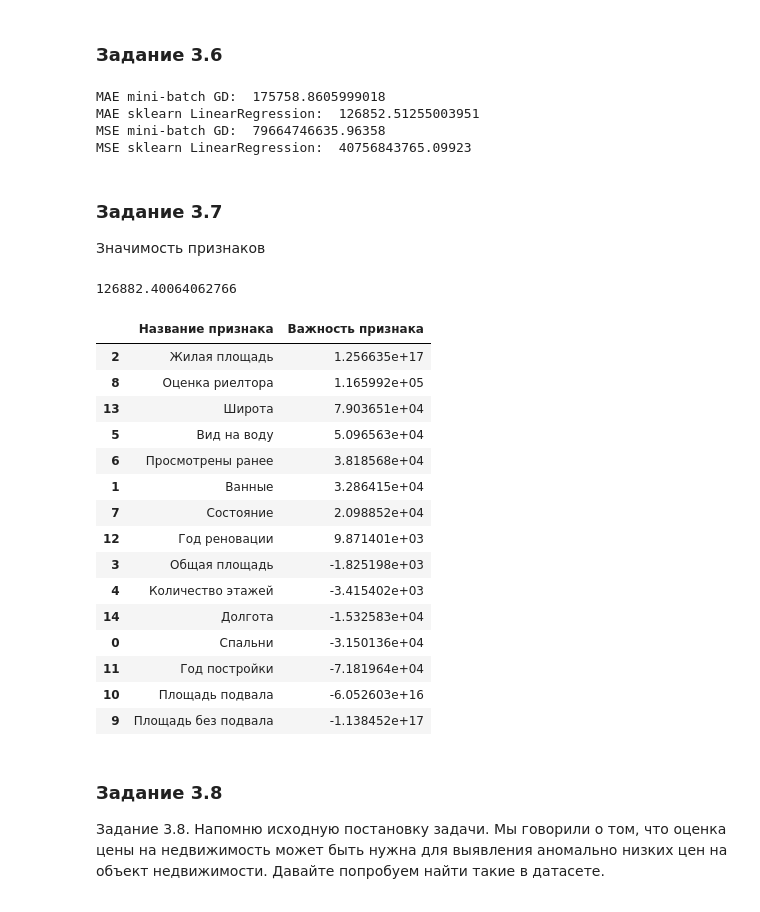
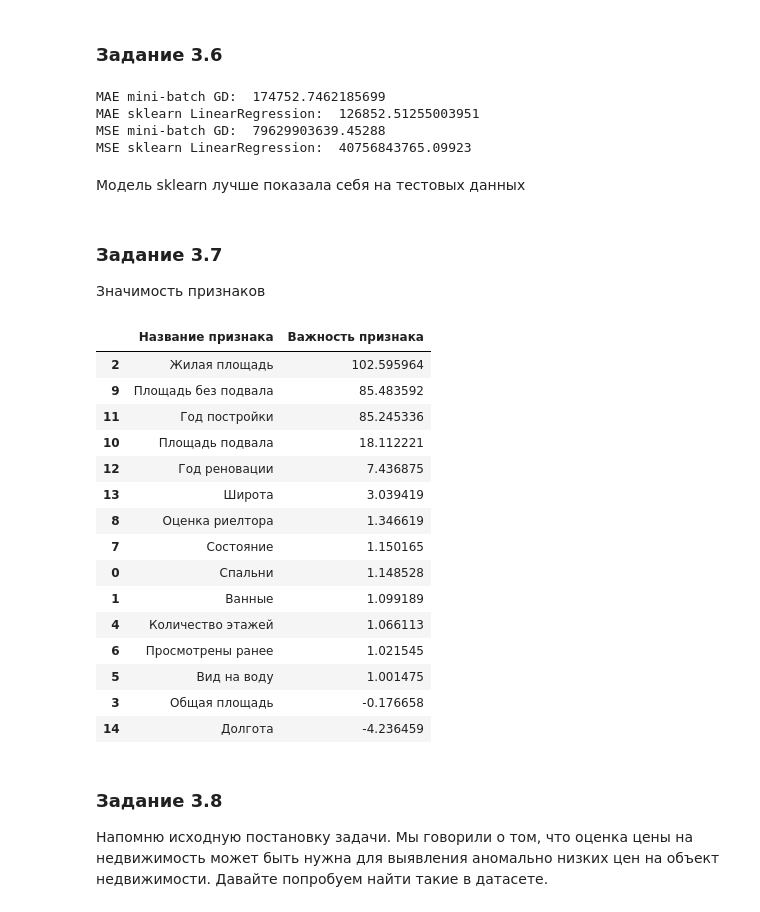
Before and after one commit to imashevchenko/itmo-ml, a Jupyter notebook: Лаб3/Solution/lab3.ipynb, the cells around one changed output. Drawn from its saved outputs; the diff is of its cells as text; code cells hidden in the pictures.

```diff
--- a/Лаб3/Solution/lab3.ipynb
+++ b/Лаб3/Solution/lab3.ipynb
@@ -108,7 +113,7 @@ mean_absolute_error(data['values'], X_test.dot(w))
 1. Реализуйте полиномиальную регрессию. Сделайте визуализацию для полиномов разных степеней.
 Полином какой степени подходит больше других? Почему?
 # %%
-data = generate_wave_set(1000, 250, periods=5)
+data = generate_wave_set(1000, 250, periods=2)
 degrees = [3, 4, 5, 6, 7, 8, 9]
 maes = []
 for i in range(len(degrees)):
@@ -119,12 +124,13 @@ for i in range(len(degrees)):
     y_test = data['values']
     X_train = polynomial_features.fit_transform(X_train.reshape(-1, 1))
     X_test = polynomial_features.fit_transform(X_test.reshape(-1, 1))
-    w = np.linalg.inv(X_train.T.dot(X_train)).dot(X_train.T).dot(data['y_train'])
+    model=LinearRegression()
+    model.fit(X_train,y_train)
     plt.figure(figsize=(10, 10))
     plt.title(f'Полином степени {degrees[i]} \n '
-              f'MAE: {mean_absolute_error(X_test.dot(w),y_test)} ')
-    plt.plot(data['support'], X_test.dot(w), label='predicted')
-    plt.plot(data['support'], y_test, label='true')
+              f'MAE: {mean_absolute_error(model.predict(X_test),y_test)} ')
+    plt.plot(data['support'], model.predict(X_test), label='predicted', color='blue')
+    plt.scatter(data['x_train'], y_train, label='true')
     plt.legend(loc='best')
-    maes.append(mean_absolute_error(data['values'], X_test.dot(w)))
+    maes.append(mean_absolute_error(data['values'], model.predict(X_test)))
 # %% [output]
@@ -176,8 +184,8 @@ array([-0.65669866,  0.62355692,  0.29267731,  0.88442735, -2.14555967,
 # %%
 ind = np.argpartition(abs(model.coef_), -7)[-7:]
 X_test = X_test[:, ind]
-w = model.coef_[ind]
-predicted = X_test.dot(w)
+model.fit(X_train[:, ind],y_train)
+predicted = model.predict(X_test)
 print(f"MAE: {mean_absolute_error(predicted, y_test)}")
 print(f"MSE: {mean_squared_error(predicted, y_test)}")
 # %% [output]
@@ -260,46 +271,40 @@ print("MSE mini-batch GD: ",
       mean_squared_error(np.column_stack((testing_points, [1] * len(testing_points))).dot(w), testing_values))
 print("MSE sklearn LinearRegression: ", mean_squared_error(linear_reg.predict(testing_points), testing_values))
 # %% [output]
-MAE mini-batch GD:  175758.8605999018
+MAE mini-batch GD:  174752.7462185699
 MAE sklearn LinearRegression:  126852.51255003951
-MSE mini-batch GD:  79664746635.96358
+MSE mini-batch GD:  79629903639.45288
 MSE sklearn LinearRegression:  40756843765.09923
+# %% [markdown]
+Модель sklearn лучше показала себя на тестовых данных
 # %% [markdown]
 ### Задание 3.7
 
 Значимость признаков
 # %%
-scaler = StandardScaler()
-training_points = scaler.fit_transform(training_points)
-testing_points = scaler.transform(testing_points)
-model = LinearRegression()
-model.fit(training_points, training_values)
-print(mean_absolute_error(model.predict(testing_points), testing_values))
-feature_importance = pd.DataFrame(columns=['Название признака', 'Важность признака'])
-feature_importance['Название признака'] = column_names
-feature_importance['Важность признака'] = model.coef_
-feature_importance.sort_values(by='Важность признака', ascending=False)
+feature_importance1 = pd.DataFrame(columns=['Название признака', 'Важность признака'])
+feature_importance1['Название признака'] = column_names
+feature_importance1['Важность признака'] = w[0:15]
+feature_importance1.sort_values(by='Важность признака', ascending=False)
 # %% [output]
-126882.40064062766
 |  | Название признака | Важность признака |
-| 2 | Жилая площадь | 1.256635e+17 |
-| 8 | Оценка риелтора | 1.165992e+05 |
-| 13 | Широта | 7.903651e+04 |
-| 5 | Вид на воду | 5.096563e+04 |
-| 6 | Просмотрены ранее | 3.818568e+04 |
-| 1 | Ванные | 3.286415e+04 |
-| 7 | Состояние | 2.098852e+04 |
-| 12 | Год реновации | 9.871401e+03 |
-| 3 | Общая площадь | -1.825198e+03 |
-| 4 | Количество этажей | -3.415402e+03 |
-| 14 | Долгота | -1.532583e+04 |
-| 0 | Спальни | -3.150136e+04 |
-| 11 | Год постройки | -7.181964e+04 |
-| 10 | Площадь подвала | -6.052603e+16 |
-| 9 | Площадь без подвала | -1.138452e+17 |
+| 2 | Жилая площадь | 102.595964 |
+| 9 | Площадь без подвала | 85.483592 |
+| 11 | Год постройки | 85.245336 |
+| 10 | Площадь подвала | 18.112221 |
+| 12 | Год реновации | 7.436875 |
+| 13 | Широта | 3.039419 |
+| 8 | Оценка риелтора | 1.346619 |
+| 7 | Состояние | 1.150165 |
+| 0 | Спальни | 1.148528 |
+| 1 | Ванные | 1.099189 |
+| 4 | Количество этажей | 1.066113 |
+| 6 | Просмотрены ранее | 1.021545 |
+| 5 | Вид на воду | 1.001475 |
+| 3 | Общая площадь | -0.176658 |
+| 14 | Долгота | -4.236459 |
 # %% [markdown]
 ### Задание 3.8
 
-Задание 3.8.
 Напомню исходную постановку задачи. Мы говорили о том, что оценка цены на недвижимость может быть нужна для выявления аномально низких цен на объект недвижимости. Давайте попробуем найти такие в датасете.
 # %%
```
Also changed, not shown: parts of 13 cells of this notebook.
